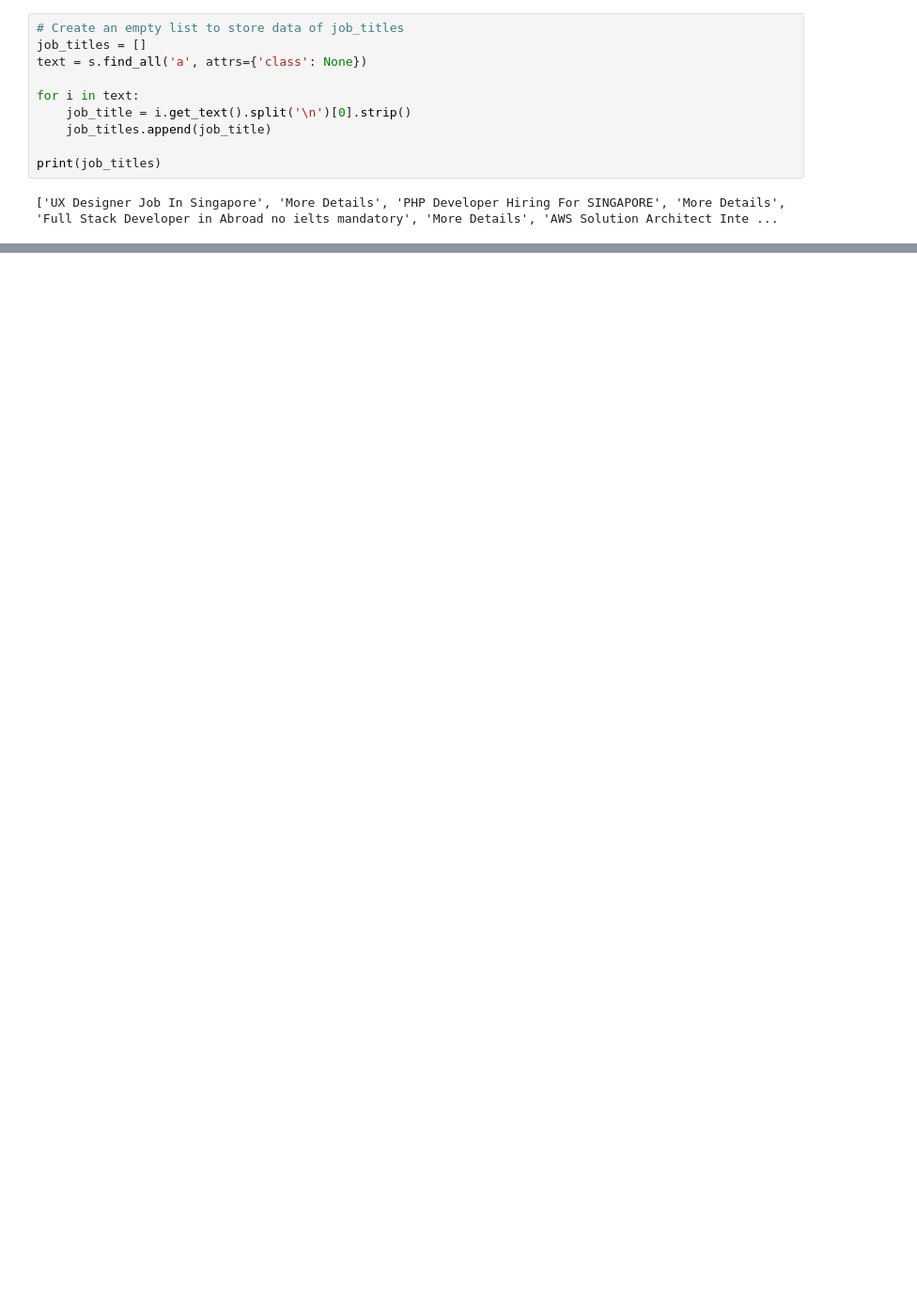
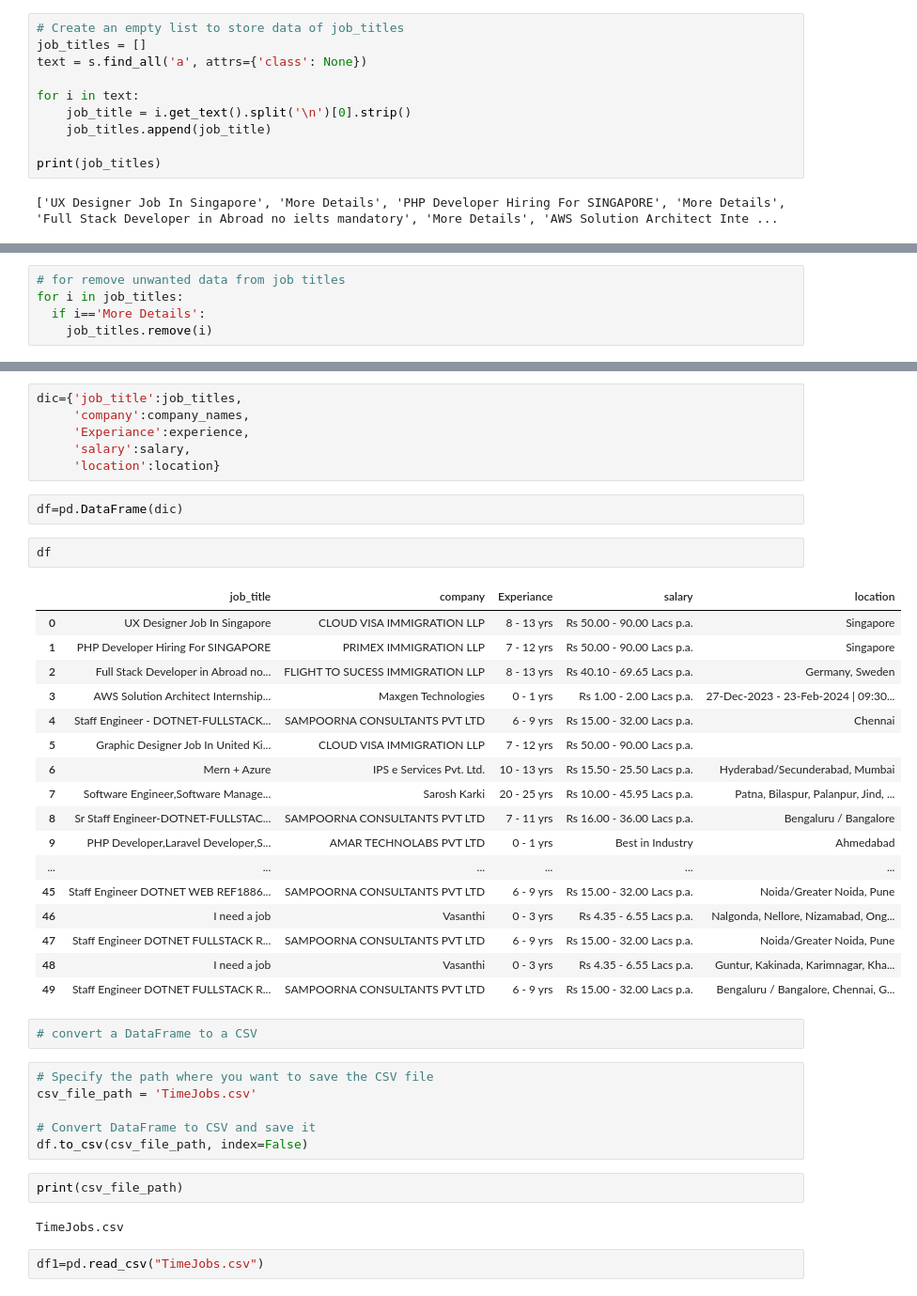
Before and after one commit to PawanYadav007s/Web_Scraping, a Jupyter notebook: Copy_of_Numerical_Programming_in_Python_Web_Scraping_ipynb.ipynb, the cells around one changed output, grey strips where cells are left out. Shown: that part at 94% size. Cells and saved outputs as stored; diff of their text form; blank space fills up the shorter version.

```diff
--- a/Copy_of_Numerical_Programming_in_Python_Web_Scraping_ipynb.ipynb
+++ b/Copy_of_Numerical_Programming_in_Python_Web_Scraping_ipynb.ipynb
@@ -103,3 +107,8 @@ print(job_titles)
+# %%
+# for remove unwanted data from job titles
+for i in job_titles:
+  if i=='More Details':
+    job_titles.remove(i)
 # %%
 experience=[]
 e = s.find_all('ul', class_='job-more-dtl clearfix')
@@ -143,0 +153,42 @@ print(location)
+# %%
+dic={'job_title':job_titles,
+     'company':company_names,
+     'Experiance':experience,
+     'salary':salary,
+     'location':location}
+# %%
+df=pd.DataFrame(dic)
+# %%
+df
+# %% [output]
+|  | job_title | company | Experiance | salary | location |
+| 0 | UX Designer Job In Singapore | CLOUD VISA IMMIGRATION LLP | 8 - 13 yrs | Rs 50.00 - 90.00 Lacs p.a. | Singapore |
+| 1 | PHP Developer Hiring For SINGAPORE | PRIMEX IMMIGRATION LLP | 7 - 12 yrs | Rs 50.00 - 90.00 Lacs p.a. | Singapore |
+| 2 | Full Stack Developer in Abroad no... | FLIGHT TO SUCESS IMMIGRATION LLP | 8 - 13 yrs | Rs 40.10 - 69.65 Lacs p.a. | Germany, Sweden |
+| 3 | AWS Solution Architect Internship... | Maxgen Technologies | 0 - 1 yrs | Rs 1.00 - 2.00 Lacs p.a. | 27-Dec-2023 - 23-Feb-2024 | 09:30... |
+| 4 | Staff Engineer - DOTNET-FULLSTACK... | SAMPOORNA CONSULTANTS PVT LTD | 6 - 9 yrs | Rs 15.00 - 32.00 Lacs p.a. | Chennai |
+| 5 | Graphic Designer Job In United Ki... | CLOUD VISA IMMIGRATION LLP | 7 - 12 yrs | Rs 50.00 - 90.00 Lacs p.a. |  |
+| 6 | Mern + Azure | IPS e Services Pvt. Ltd. | 10 - 13 yrs | Rs 15.50 - 25.50 Lacs p.a. | Hyderabad/Secunderabad, Mumbai |
+| 7 | Software Engineer,Software Manage... | Sarosh Karki | 20 - 25 yrs | Rs 10.00 - 45.95 Lacs p.a. | Patna, Bilaspur, Palanpur, Jind, ... |
+| 8 | Sr Staff Engineer-DOTNET-FULLSTAC... | SAMPOORNA CONSULTANTS PVT LTD | 7 - 11 yrs | Rs 16.00 - 36.00 Lacs p.a. | Bengaluru / Bangalore |
+| 9 | PHP Developer,Laravel Developer,S... | AMAR TECHNOLABS PVT LTD | 0 - 1 yrs | Best in Industry | Ahmedabad |
+| ... | ... | ... | ... | ... | ... |
+| 45 | Staff Engineer DOTNET WEB REF1886... | SAMPOORNA CONSULTANTS PVT LTD | 6 - 9 yrs | Rs 15.00 - 32.00 Lacs p.a. | Noida/Greater Noida, Pune |
+| 46 | I need a job | Vasanthi | 0 - 3 yrs | Rs 4.35 - 6.55 Lacs p.a. | Nalgonda, Nellore, Nizamabad, Ong... |
+| 47 | Staff Engineer DOTNET FULLSTACK R... | SAMPOORNA CONSULTANTS PVT LTD | 6 - 9 yrs | Rs 15.00 - 32.00 Lacs p.a. | Noida/Greater Noida, Pune |
+| 48 | I need a job | Vasanthi | 0 - 3 yrs | Rs 4.35 - 6.55 Lacs p.a. | Guntur, Kakinada, Karimnagar, Kha... |
+| 49 | Staff Engineer DOTNET FULLSTACK R... | SAMPOORNA CONSULTANTS PVT LTD | 6 - 9 yrs | Rs 15.00 - 32.00 Lacs p.a. | Bengaluru / Bangalore, Chennai, G... |
+# %%
+# convert a DataFrame to a CSV
+# %%
+# Specify the path where you want to save the CSV file
+csv_file_path = 'TimeJobs.csv'
+
+# Convert DataFrame to CSV and save it
+df.to_csv(csv_file_path, index=False)
+# %%
+print(csv_file_path)
+# %% [output]
+TimeJobs.csv
+# %%
+df1=pd.read_csv("TimeJobs.csv")
```
Also changed, not shown: parts of 7 cells of this notebook.
